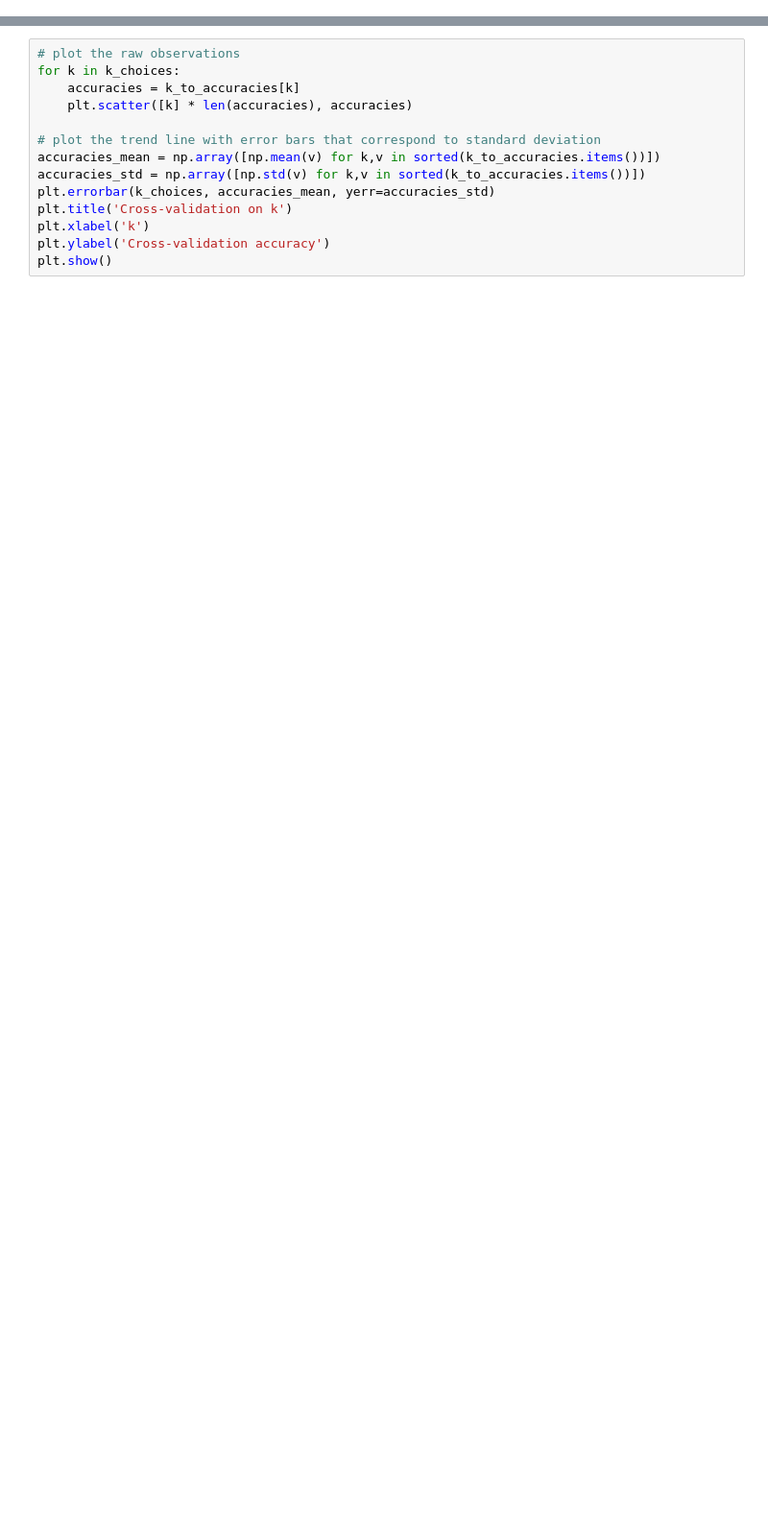
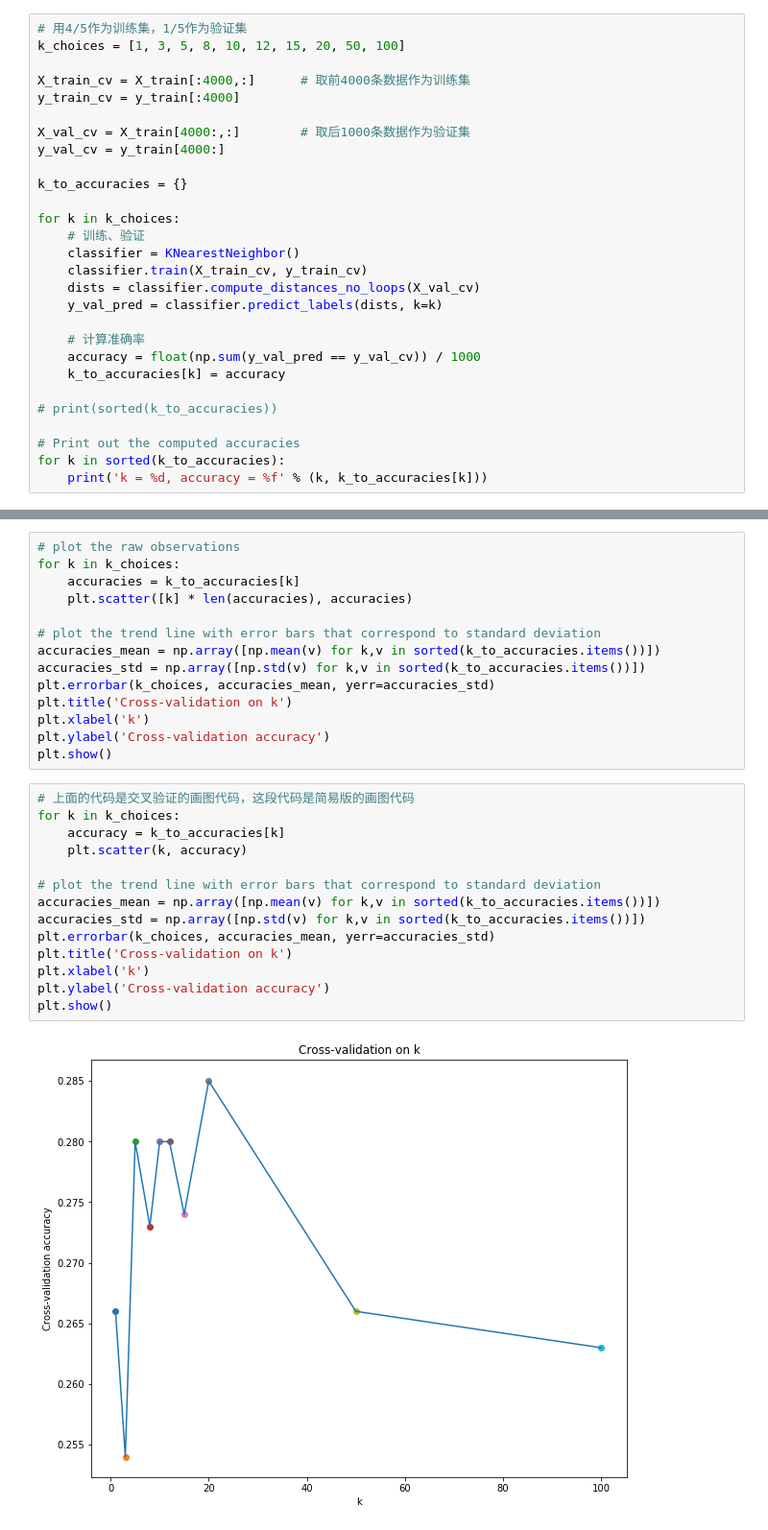
Before and after one commit to yolunghiu/machine-learning, a Jupyter notebook: 4.DL/cs231/lecture/Assignment1/code/knn.ipynb, the cells around one changed output, grey strips where cells are left out. Shown: that part at 96% size. Saved outputs shown, nothing was run; the diff lists cells and outputs as text; blank space fills up the shorter version.

```diff
--- a/4.DL/cs231/lecture/Assignment1/code/knn.ipynb
+++ b/4.DL/cs231/lecture/Assignment1/code/knn.ipynb
@@ -276,0 +281,28 @@ TypeError: array_split() missing 1 required positional argument: 'indices_or_sec
+# %%
+# 用4/5作为训练集，1/5作为验证集
+k_choices = [1, 3, 5, 8, 10, 12, 15, 20, 50, 100]
+
+X_train_cv = X_train[:4000,:]      # 取前4000条数据作为训练集
+y_train_cv = y_train[:4000]
+
+X_val_cv = X_train[4000:,:]        # 取后1000条数据作为验证集
+y_val_cv = y_train[4000:]
+
+k_to_accuracies = {}
+
+for k in k_choices:
+    # 训练、验证
+    classifier = KNearestNeighbor()
+    classifier.train(X_train_cv, y_train_cv)
+    dists = classifier.compute_distances_no_loops(X_val_cv)
+    y_val_pred = classifier.predict_labels(dists, k=k)
+
+    # 计算准确率
+    accuracy = float(np.sum(y_val_pred == y_val_cv)) / 1000
+    k_to_accuracies[k] = accuracy
+
+# print(sorted(k_to_accuracies))
+
+# Print out the computed accuracies
+for k in sorted(k_to_accuracies):
+    print('k = %d, accuracy = %f' % (k, k_to_accuracies[k]))
@@ -288,6 +331,22 @@ plt.title('Cross-validation on k')
 plt.xlabel('k')
 plt.ylabel('Cross-validation accuracy')
 plt.show()
+# %%
+# 上面的代码是交叉验证的画图代码，这段代码是简易版的画图代码
+for k in k_choices:
+    accuracy = k_to_accuracies[k]
+    plt.scatter(k, accuracy)
+
+# plot the trend line with error bars that correspond to standard deviation
+accuracies_mean = np.array([np.mean(v) for k,v in sorted(k_to_accuracies.items())])
+accuracies_std = np.array([np.std(v) for k,v in sorted(k_to_accuracies.items())])
+plt.errorbar(k_choices, accuracies_mean, yerr=accuracies_std)
+plt.title('Cross-validation on k')
+plt.xlabel('k')
+plt.ylabel('Cross-validation accuracy')
+plt.show()
+# %% [output]
+[figure, added]
 # %%
 # Based on the cross-validation results above, choose the best value for k,
 # retrain the classifier using all the training data, and test it on the test
```
Also changed, not shown: parts of 14 cells of this notebook, 1 other file.
